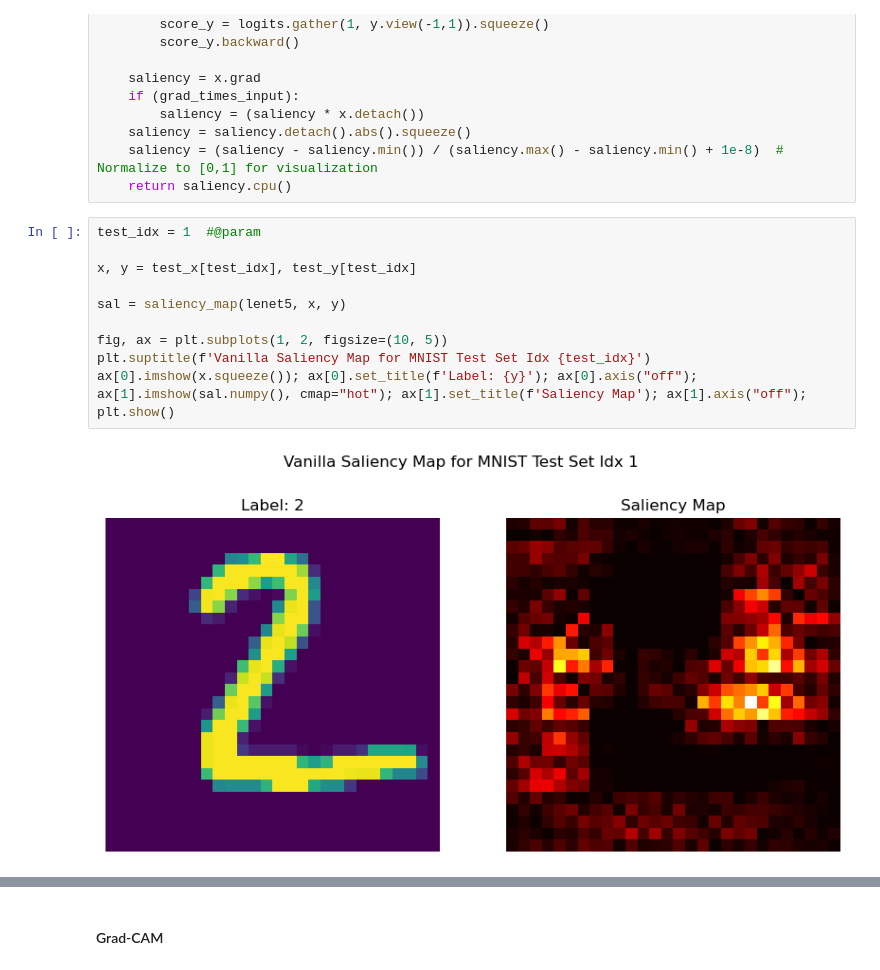
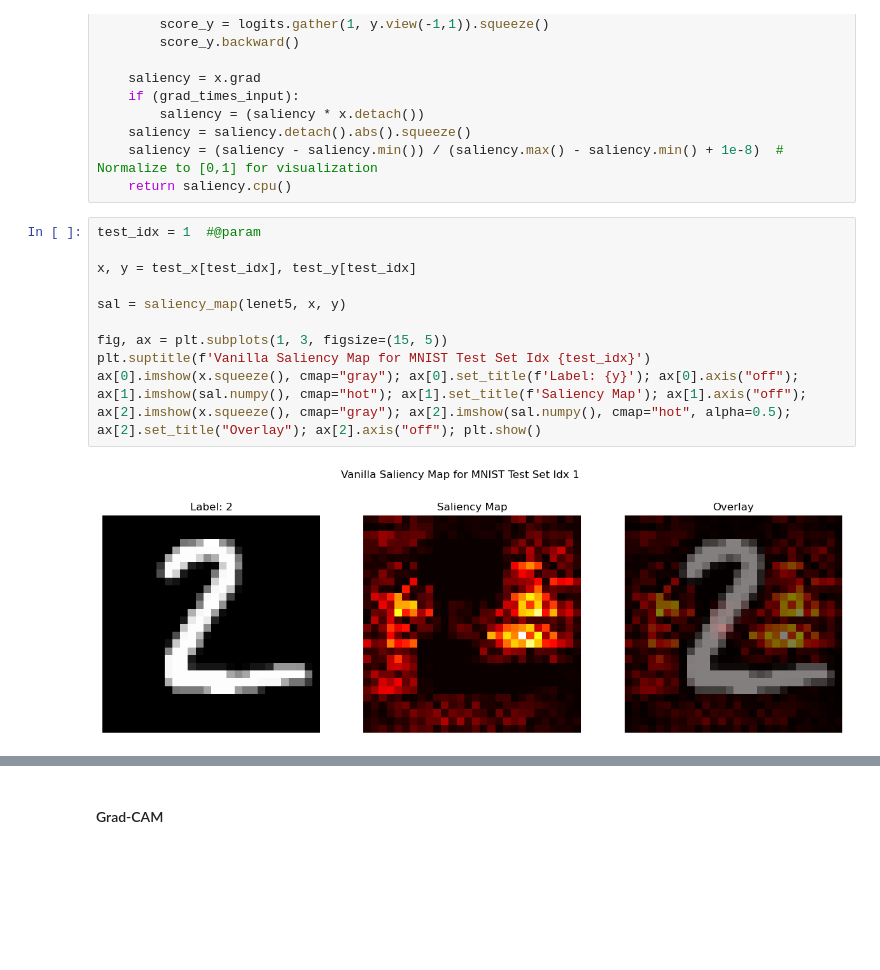
Before and after one commit to ncarolan/lenet-5, a Jupyter notebook: lenet.ipynb, the cells around one changed output, grey strips where cells are left out. Drawn from its saved outputs; the diff is of its cells as text; blank space fills up the shorter version.

Commit message:
Add overlay to gradient-based saliency maps.

```diff
--- a/lenet.ipynb
+++ b/lenet.ipynb
@@ -188,16 +188,17 @@ def saliency_map(model, x, y, grad_times_input=False):
 # %%
 test_idx = 1  #@param
 
 x, y = test_x[test_idx], test_y[test_idx]
 
 sal = saliency_map(lenet5, x, y)
 
-fig, ax = plt.subplots(1, 2, figsize=(10, 5))
+fig, ax = plt.subplots(1, 3, figsize=(15, 5))
 plt.suptitle(f'Vanilla Saliency Map for MNIST Test Set Idx {test_idx}')
-ax[0].imshow(x.squeeze()); ax[0].set_title(f'Label: {y}'); ax[0].axis("off");
-ax[1].imshow(sal.numpy(), cmap="hot"); ax[1].set_title(f'Saliency Map'); ax[1].axis("off"); plt.show()
+ax[0].imshow(x.squeeze(), cmap="gray"); ax[0].set_title(f'Label: {y}'); ax[0].axis("off");
+ax[1].imshow(sal.numpy(), cmap="hot"); ax[1].set_title(f'Saliency Map'); ax[1].axis("off");
+ax[2].imshow(x.squeeze(), cmap="gray"); ax[2].imshow(sal.numpy(), cmap="hot", alpha=0.5); ax[2].set_title("Overlay"); ax[2].axis("off"); plt.show()
 # %% [output]
-[figure, old version]
+[figure, new version]
 # %%
 # Notice how the digit pixels have the lowest gradient.
 # In an attempt to highlight which parts of the writing contribute to the class, we can visualize Gradient × Input
```
Also changed, not shown: parts of 3 cells of this notebook.
